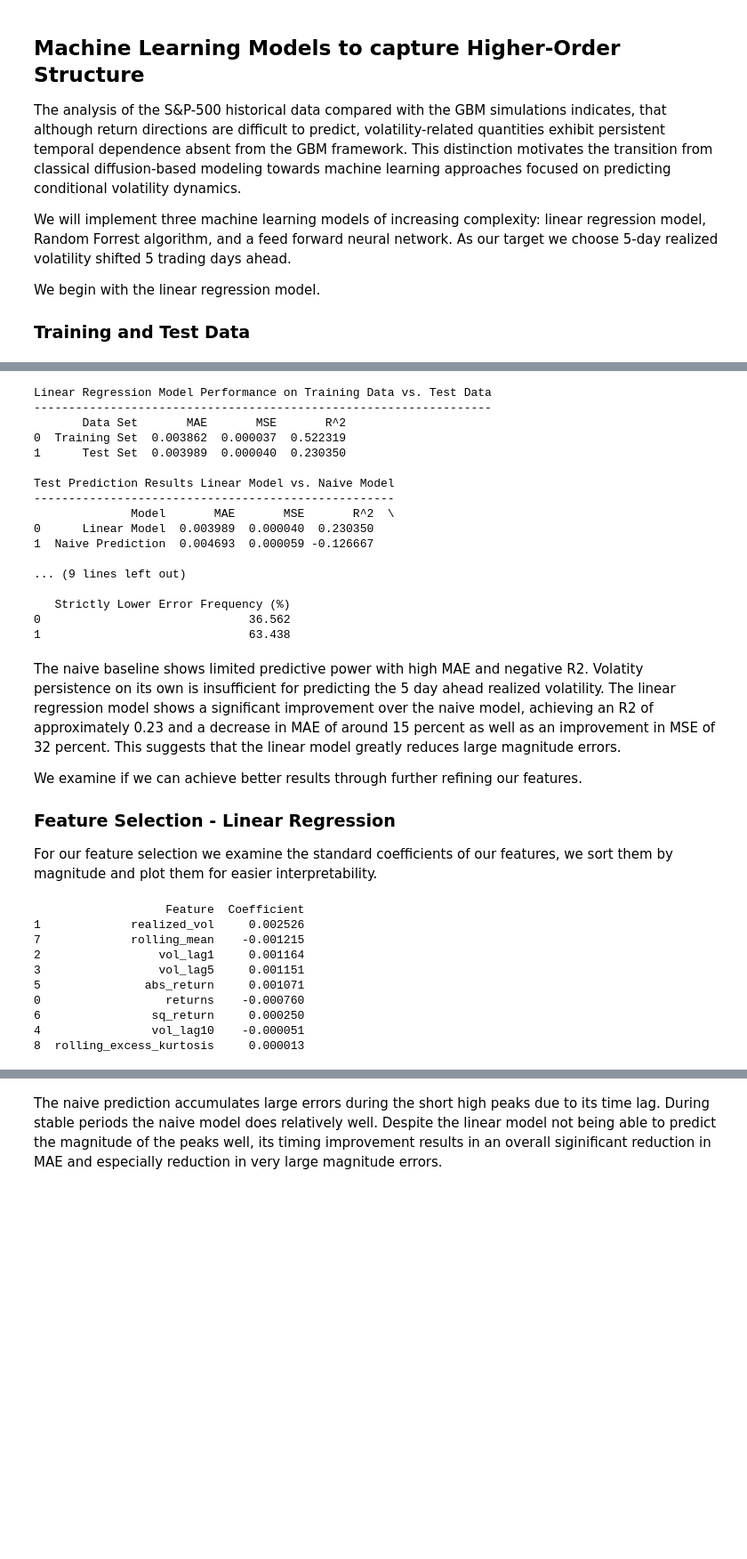
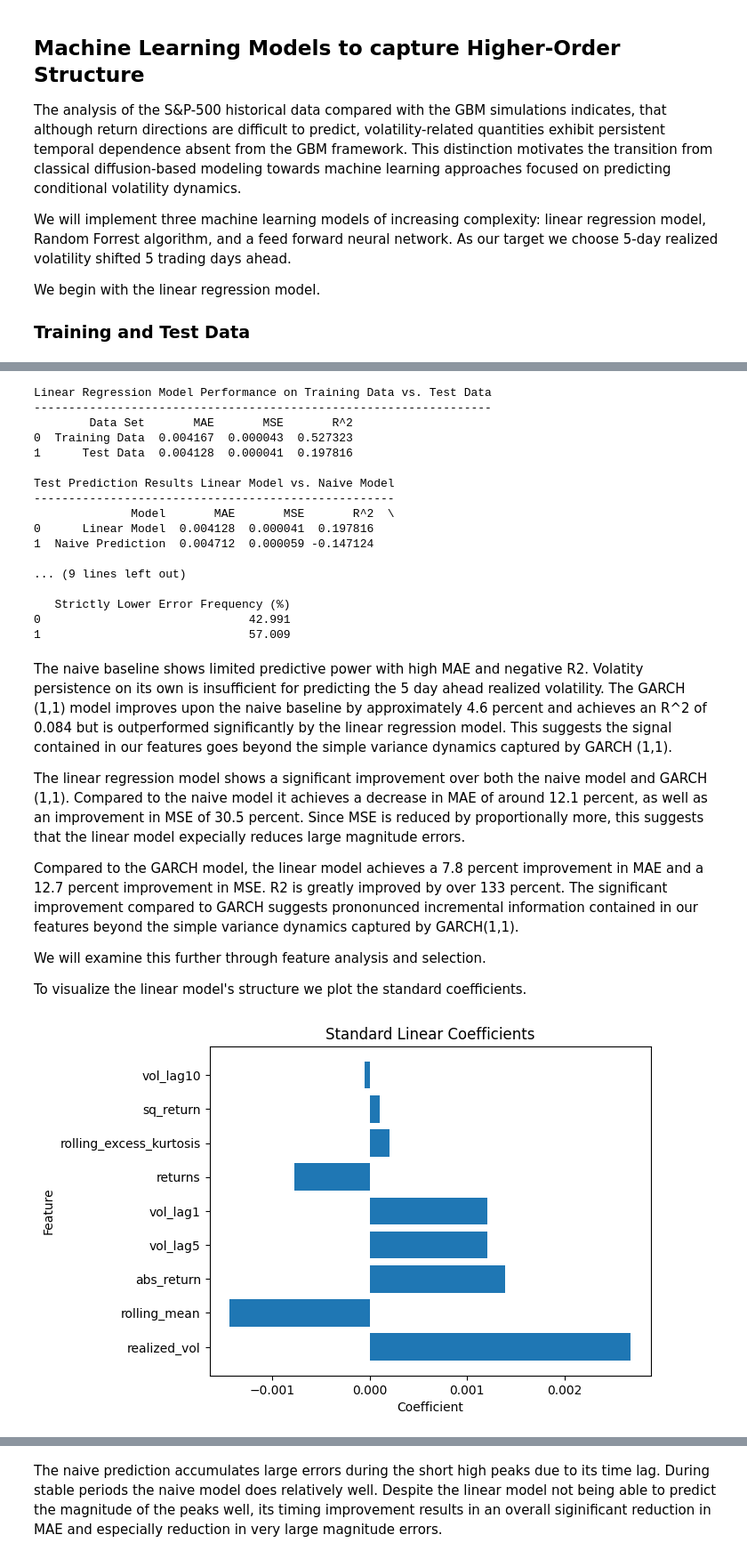
Before and after one commit to noellerpaula/gbm_vs_sp500, a Jupyter notebook: notebooks/analysis.ipynb, the cells around one changed output, grey strips where cells are left out. Shown at 89% size. Saved outputs shown, nothing was run; the diff lists cells and outputs as text; code cells hidden in the pictures; blank space fills up the shorter version.

```diff
--- a/notebooks/analysis.ipynb
+++ b/notebooks/analysis.ipynb
@@ -390,9 +402,11 @@ pred_train = model_prediction(linear_model, X_train_scaled)
 pred_train = pd.Series(pred_train, index=Y_train.index)
 X_test_scaled = scaler.transform(X_test)
 X_test_scaled = pd.DataFrame(X_test_scaled,columns=X_test.columns, index=X_test.index)
+X_validation_scaled = scaler.transform(X_validation)
+X_validation_scaled = pd.DataFrame(X_validation_scaled, columns=X_validation.columns, index=X_validation.index)
 pred_test = model_prediction(linear_model, X_test_scaled)
 pred_test = pd.Series(pred_test, index=Y_test.index)
-evaluate_performance("Linear Regression", pred_train, pred_test, Y_train, Y_test)
+evaluate_performance("Linear Regression", pred_train, pred_test,"Test Data" ,Y_train, Y_test)
 naive_pred_train = X_train["realized_vol"]
 naive_pred_test = X_test["realized_vol"]
 compare_prediction("Test Prediction Results Linear Model vs. Naive Model", pred_test, "Linear Model", naive_pred_test, "Naive Prediction", Y_test)
@@ -401,46 +415,45 @@ common_index = (Y_test.index.intersection(pred_test.index).intersection(garch_pr
 y_common = Y_test.loc[common_index]
 linear_common = pred_test.loc[common_index]
 garch_common = garch_pred.loc[common_index]
-compare_prediction("Test prediction Results Linear Model vs Garch", garch_common, "GARCh", linear_common, "Linear Model", y_common)
+compare_prediction("Test prediction Results Linear Model vs GARCH (1,1)", garch_common, "GARCH (1,1)", linear_common, "Linear Model", y_common)
 # %% [output]
 Linear Regression Model Performance on Training Data vs. Test Data
 ------------------------------------------------------------------
-       Data Set       MAE       MSE       R^2
-0  Training Set  0.003862  0.000037  0.522319
-1      Test Set  0.003989  0.000040  0.230350
+        Data Set       MAE       MSE       R^2
+0  Training Data  0.004167  0.000043  0.527323
+1      Test Data  0.004128  0.000041  0.197816
 
 Test Prediction Results Linear Model vs. Naive Model
 ----------------------------------------------------
               Model       MAE       MSE       R^2  \
-0      Linear Model  0.003989  0.000040  0.230350
-1  Naive Prediction  0.004693  0.000059 -0.126667
+0      Linear Model  0.004128  0.000041  0.197816
+1  Naive Prediction  0.004712  0.000059 -0.147124
 
 ... (9 lines left out)
 
    Strictly Lower Error Frequency (%)
-0                              36.562
-1                              63.438
+0                              42.991
+1                              57.009
 # %% [markdown]
-The naive baseline shows limited predictive power with high MAE and negative R2. Volatity persistence on its own is insufficient for predicting the 5 day ahead realized volatility.  The linear regression model shows a significant improvement over the naive model, achieving an R2 of approximately 0.23 and a decrease in MAE of around 15 percent as well as an improvement in MSE of 32 percent. This suggests that the linear model greatly reduces large magnitude errors.
+The naive baseline shows limited predictive power with high MAE and negative R2. Volatity persistence on its own is insufficient for predicting the 5 day ahead realized volatility. The GARCH (1,1) model improves upon the naive baseline by approximately 4.6 percent and achieves an R^2 of 0.084 but is outperformed significantly by the linear regression model. This suggests the signal contained in our features goes beyond the simple variance dynamics captured by GARCH (1,1).
 
-We examine if we can achieve better results through further refining our features.
-### Feature Selection - Linear Regression
-For our feature selection we examine the standard coefficients of our features, we sort them by magnitude and plot them for easier interpretability.
+The linear regression model shows a significant improvement over both the naive model and GARCH (1,1). Compared to the naive model it achieves a decrease in MAE of around 12.1 percent, as well as an improvement in MSE of 30.5 percent. Since MSE is reduced by proportionally more, this suggests that the linear model expecially reduces large magnitude errors.
+
+Compared to the GARCH model, the linear model achieves a 7.8 percent improvement in MAE and a 12.7  percent improvement in MSE. R2 is greatly improved by over 133 percent. The significant improvement compared to GARCH suggests prononunced incremental information contained in our features beyond the simple variance dynamics captured by GARCH(1,1).
+
+We will examine this further through feature analysis and selection.
+
+To visualize the linear model's structure we plot the standard coefficients.
 # %%
 coef_df = pd.DataFrame({
     "Feature": X_train_scaled.columns,
     "Coefficient": linear_model.coef_
 })
 coef_df = coef_df.sort_values(by="Coefficient", key=abs, ascending=False)
-print(coef_df)
+plt.barh(coef_df["Feature"], coef_df["Coefficient"])
+plt.title("Standard Linear Coefficients")
+plt.xlabel("Coefficient")
+plt.ylabel("Feature")
+plt.show()
 # %% [output]
-                   Feature  Coefficient
-1             realized_vol     0.002526
-7             rolling_mean    -0.001215
-2                 vol_lag1     0.001164
-3                 vol_lag5     0.001151
-5               abs_return     0.001071
-0                  returns    -0.000760
-6                sq_return     0.000250
-4                vol_lag10    -0.000051
-8  rolling_excess_kurtosis     0.000013
+[figure, added]
```
Also changed, not shown: parts of 28 cells of this notebook, 7 other files.
